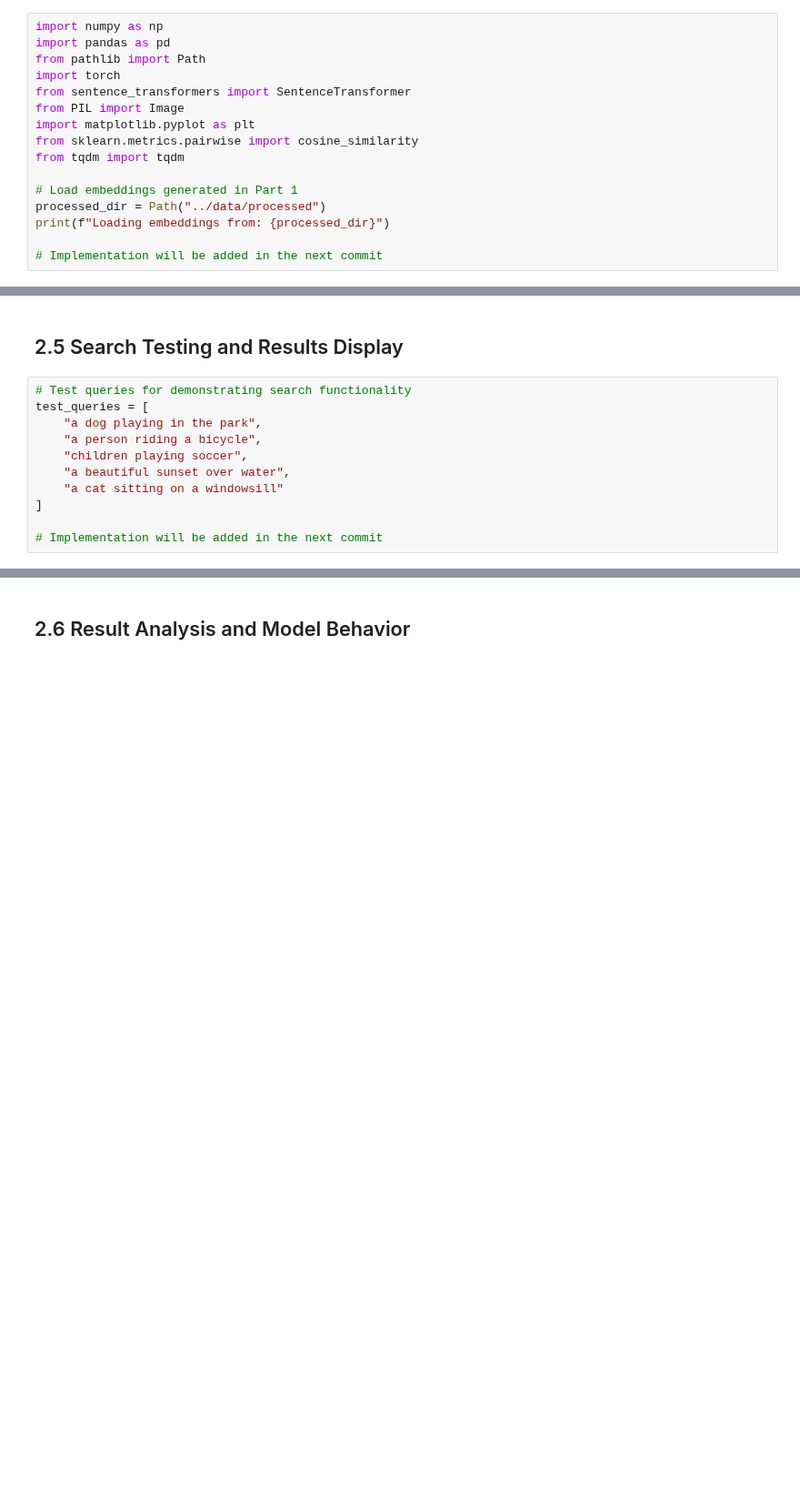
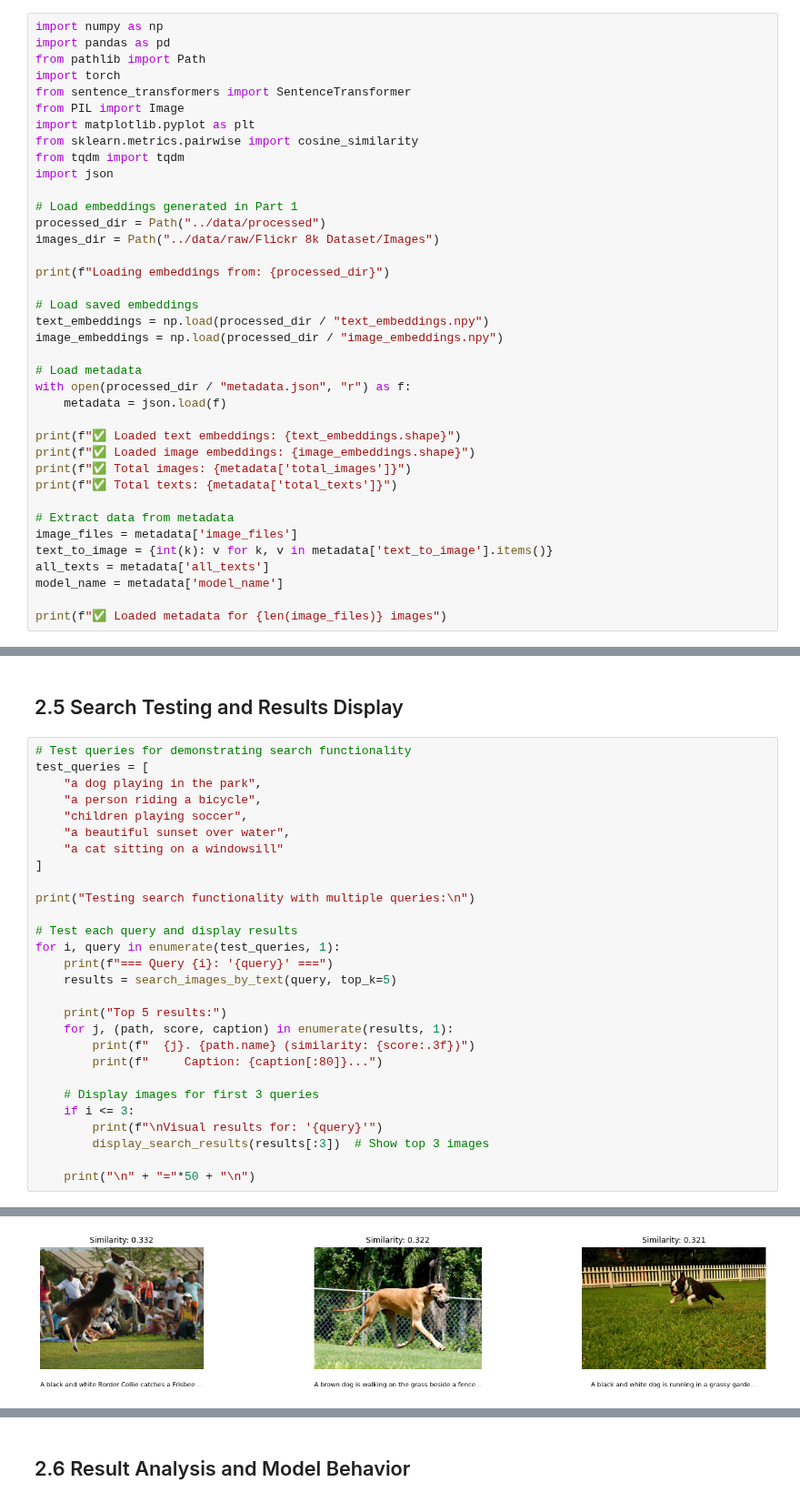
Before and after one commit to LeonByte/SearchEngine, a Jupyter notebook: notebooks/02_search_functionality.ipynb, the cells around one changed output, grey strips where cells are left out. Shown at 91% size. Saved outputs shown, nothing was run; the diff lists cells and outputs as text; blank space fills up the shorter version.

```diff
--- a/notebooks/02_search_functionality.ipynb
+++ b/notebooks/02_search_functionality.ipynb
@@ -23,11 +23,33 @@ from PIL import Image
 import matplotlib.pyplot as plt
 from sklearn.metrics.pairwise import cosine_similarity
 from tqdm import tqdm
+import json
 
 # Load embeddings generated in Part 1
 processed_dir = Path("../data/processed")
+images_dir = Path("../data/raw/Flickr 8k Dataset/Images")
+
 print(f"Loading embeddings from: {processed_dir}")
 
-# Implementation will be added in the next commit
+# Load saved embeddings
+text_embeddings = np.load(processed_dir / "text_embeddings.npy")
+image_embeddings = np.load(processed_dir / "image_embeddings.npy")
+
+# Load metadata
+with open(processed_dir / "metadata.json", "r") as f:
+    metadata = json.load(f)
+
+print(f"✅ Loaded text embeddings: {text_embeddings.shape}")
+print(f"✅ Loaded image embeddings: {image_embeddings.shape}")
+print(f"✅ Total images: {metadata['total_images']}")
+print(f"✅ Total texts: {metadata['total_texts']}")
+
+# Extract data from metadata
+image_files = metadata['image_files']
+text_to_image = {int(k): v for k, v in metadata['text_to_image'].items()}
+all_texts = metadata['all_texts']
+model_name = metadata['model_name']
+
+print(f"✅ Loaded metadata for {len(image_files)} images")
 # %% [output]
 Loading embeddings from: ../data/processed
@@ -69,4 +225,22 @@ test_queries = [
     "a cat sitting on a windowsill"
 ]
 
-# Implementation will be added in the next commit
+print("Testing search functionality with multiple queries:\n")
+
+# Test each query and display results
+for i, query in enumerate(test_queries, 1):
+    print(f"=== Query {i}: '{query}' ===")
+    results = search_images_by_text(query, top_k=5)
+
+    print("Top 5 results:")
+    for j, (path, score, caption) in enumerate(results, 1):
+        print(f"  {j}. {path.name} (similarity: {score:.3f})")
+        print(f"     Caption: {caption[:80]}...")
+
+    # Display images for first 3 queries
+    if i <= 3:
+        print(f"\nVisual results for: '{query}'")
+        display_search_results(results[:3])  # Show top 3 images
+
+    print("\n" + "="*50 + "\n")
+# %% [output]
@@ -72,0 +264 @@ test_queries = [
+[figure, added]
```
Also changed, not shown: parts of 7 cells of this notebook.
